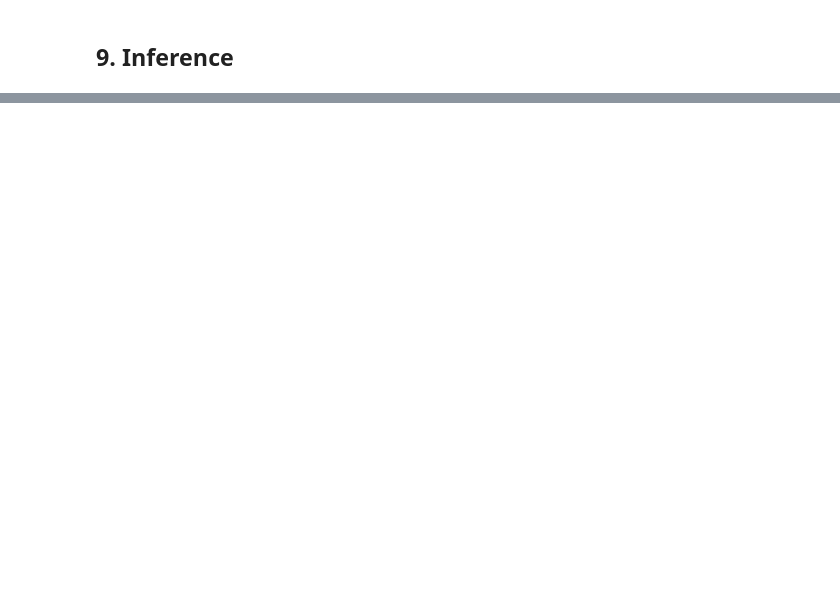
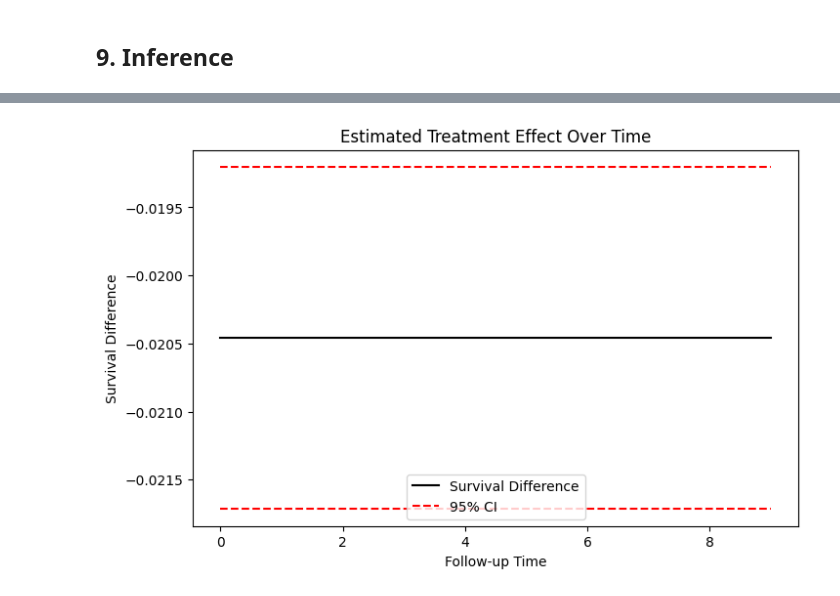
Before and after one commit to bellebarmosa/Data_Analytics_TTE_INSIGHTING, a Jupyter notebook: TTE/TTE-v2.ipynb, the cells around one changed output, grey strips where cells are left out. Drawn from its saved outputs; the diff is of its cells as text; code cells hidden in the pictures; blank space fills up the shorter version.

```diff
--- a/TTE/TTE-v2.ipynb
+++ b/TTE/TTE-v2.ipynb
@@ -607,2 +522,8 @@ print(trial_itt.data.head())
+# %%
+def sample_expanded_data(data, sample_size=500):
+    """Randomly samples data for analysis to improve computational efficiency."""
+    return data.sample(n=sample_size, random_state=42)
+
+sampled_data = sample_expanded_data(trial_sequence)
 # %% [markdown]
 ## **8. Fit Marginal Structural Model**
@@ -680,2 +530,14 @@ print(trial_itt.data.head())
+# %%
+def fit_msm(data, treatment_var='treatment', outcome_var='outcome', covariates=['age', 'x1', 'x2', 'x3']):
+    """Fits a weighted marginal structural model (MSM) to estimate treatment effects."""
+    X = data[[treatment_var] + covariates]
+    y = data[outcome_var]
+
+    # Fit a logistic regression model (or other appropriate MSM)
+    msm_model = sm.Logit(y, sm.add_constant(X)).fit(disp=0)
+
+    return msm_model
+
+msm_model = fit_msm(sampled_data)
 # %% [markdown]
 ## **9. Inference**
@@ -747,0 +544,52 @@ plt.show()
+# %%
+import numpy as np
+import pandas as pd
+import matplotlib.pyplot as plt
+import statsmodels.api as sm
+
+def infer_treatment_effects(model, sampled_data, time_horizon=10):
+    """Generates predictions and plots survival differences over time with confidence intervals."""
+    predict_time_range = np.arange(0, time_horizon)
+
+    survival_diffs = []
+    ci_lower = []
+    ci_upper = []
+
+    for t in predict_time_range:
+        treated = sampled_data.copy()
+        untreated = sampled_data.copy()
+        treated['treatment'] = 1
+        untreated['treatment'] = 0
+
+        # Ensure constant is added
+        treated_features = sm.add_constant(treated[['treatment', 'age', 'x1', 'x2', 'x3']], has_constant='add')
+        untreated_features = sm.add_constant(untreated[['treatment', 'age', 'x1', 'x2', 'x3']], has_constant='add')
+
+        treated_probs = model.predict(treated_features)
+        untreated_probs = model.predict(untreated_features)
+
+        survival_diff = np.mean(treated_probs - untreated_probs)
+        survival_diffs.append(survival_diff)
+
+        # Simulate Confidence Intervals (adjust as needed)
+        std_err = np.std(treated_probs - untreated_probs) / np.sqrt(len(sampled_data))
+        ci_lower.append(survival_diff - 1.96 * std_err)
+        ci_upper.append(survival_diff + 1.96 * std_err)
+
+    # Plot survival difference over time
+    plt.figure(figsize=(8, 5))
+    plt.plot(predict_time_range, survival_diffs, label="Survival Difference", color="black")
+    plt.plot(predict_time_range, ci_lower, linestyle="dashed", color="red", label="95% CI")
+    plt.plot(predict_time_range, ci_upper, linestyle="dashed", color="red")
+
+    # Labels and formatting
+    plt.xlabel("Follow-up Time")
+    plt.ylabel("Survival Difference")
+    plt.title("Estimated Treatment Effect Over Time")
+    plt.legend()
+    plt.show()
+
+# Call the function
+infer_treatment_effects(msm_model, sampled_data)
+# %% [output]
+[figure, added]
```
Also changed, not shown: parts of 17 cells of this notebook, 1 other file.
